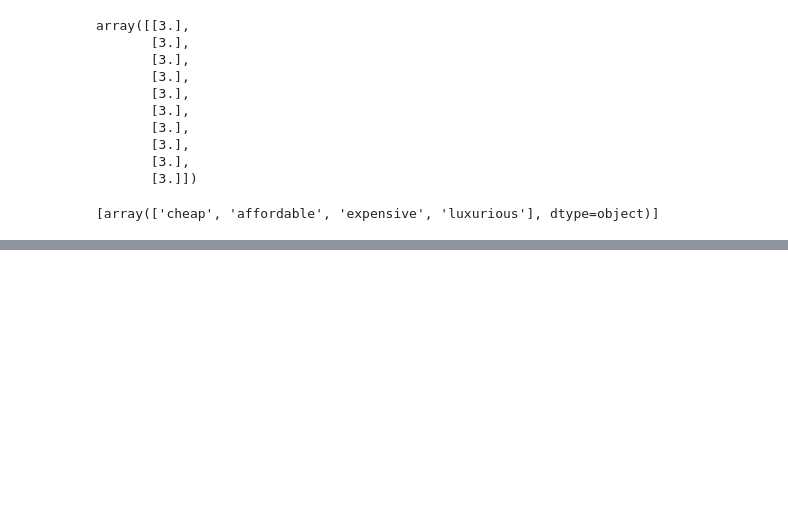
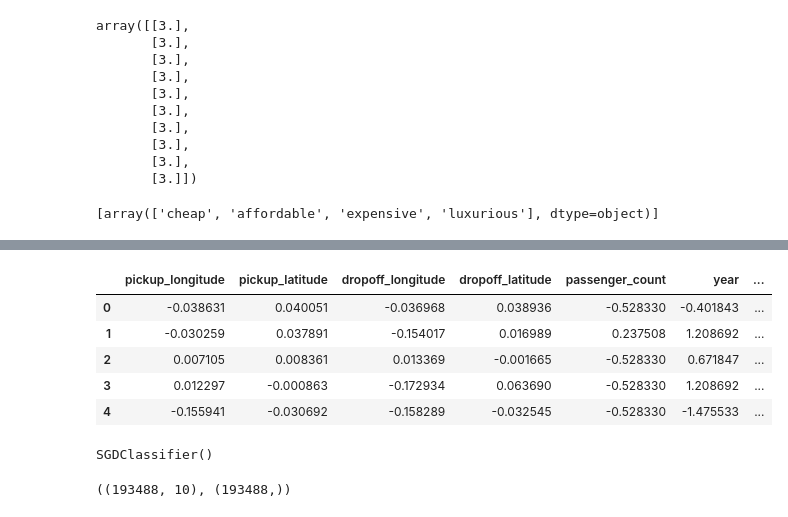
Before and after one commit to Voltflare/cs7394-comicsansonly, a Jupyter notebook: Project 3/Uber/Uber Fares.ipynb, the cells around one changed output, grey strips where cells are left out. Saved outputs shown, nothing was run; the diff lists cells and outputs as text; code cells hidden in the pictures; blank space fills up the shorter version.

```diff
--- a/Project 3/Uber/Uber Fares.ipynb
+++ b/Project 3/Uber/Uber Fares.ipynb
@@ -310,0 +366,2 @@ fares.describe()
+# %%
+fares = fares.drop('pickup_datetime', axis = 1)
@@ -310,0 +391,5 @@ fares.describe()
+# %%
+fare_data = fares.copy()
+fare_data = fare_data.drop('Price_Range', axis = 1)
+fare_data = fare_data.drop('fare_amount', axis = 1)
+fare_data = fare_data.drop('time', axis = 1)
@@ -310,0 +405,26 @@ fares.describe()
+# %%
+fare_y = fare_data['price_encoded']
+fare_X = fare_data.drop('price_encoded', axis = 1)
+# %%
+from sklearn.preprocessing import StandardScaler
+scaler = StandardScaler()
+df_scaled = pd.DataFrame(scaler.fit_transform(fare_X),columns = fare_X.columns)
+# %%
+df_scaled.head()
+# %% [output]
+|  | pickup_longitude | pickup_latitude | dropoff_longitude | dropoff_latitude | passenger_count | year | ... |
+| 0 | -0.038631 | 0.040051 | -0.036968 | 0.038936 | -0.528330 | -0.401843 | ... |
+| 1 | -0.030259 | 0.037891 | -0.154017 | 0.016989 | 0.237508 | 1.208692 | ... |
+| 2 | 0.007105 | 0.008361 | 0.013369 | -0.001665 | -0.528330 | 0.671847 | ... |
+| 3 | 0.012297 | -0.000863 | -0.172934 | 0.063690 | -0.528330 | 1.208692 | ... |
+| 4 | -0.155941 | -0.030692 | -0.158289 | -0.032545 | -0.528330 | -1.475533 | ... |
+# %%
+from sklearn.linear_model import SGDClassifier
+clf = SGDClassifier(max_iter=1000, tol=1e-3)
+clf.fit(df_scaled, fare_y)
+# %% [output]
+SGDClassifier()
+# %%
+fare_data.shape, fare_y.shape
+# %% [output]
+((193488, 10), (193488,))
```
Also changed, not shown: parts of 8 cells of this notebook.
